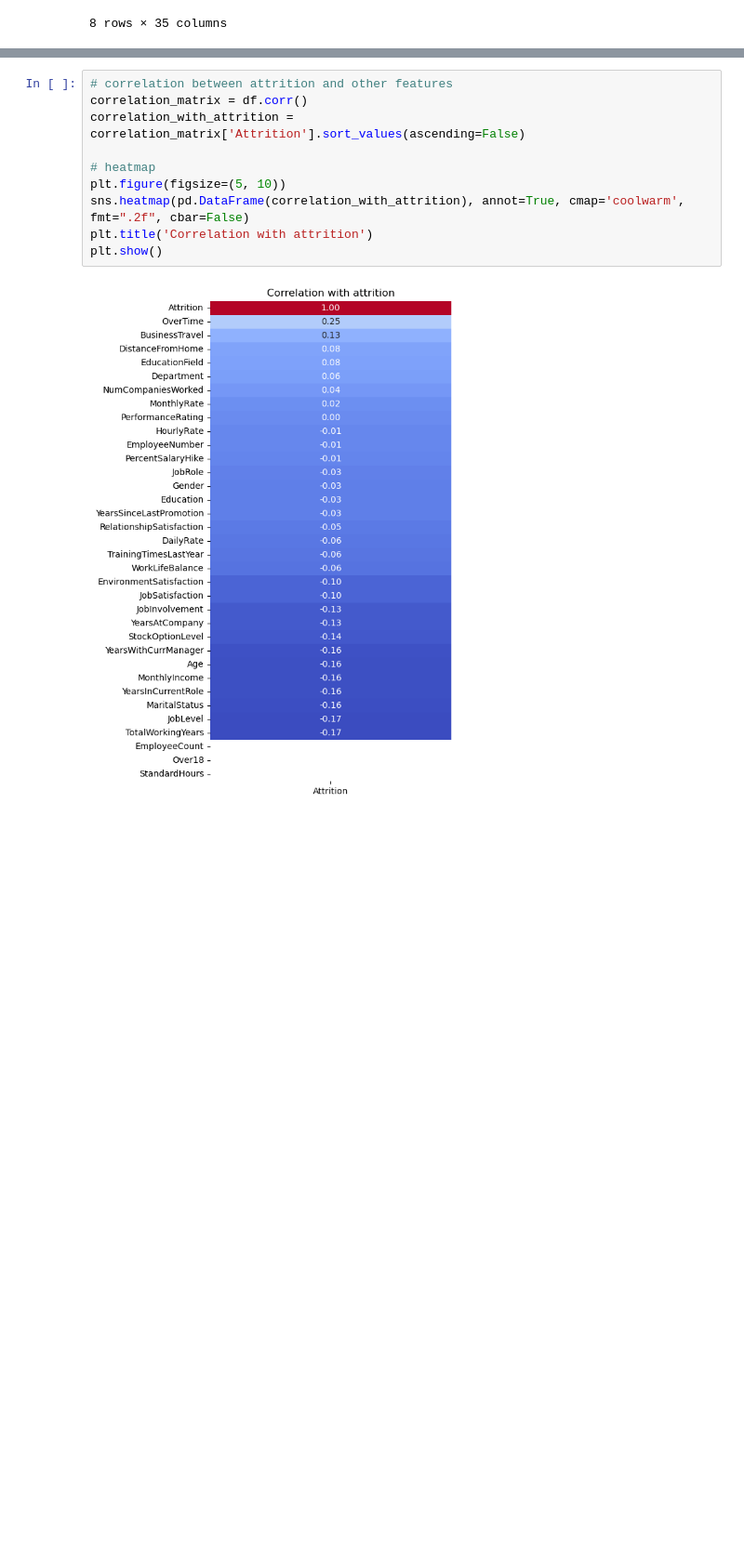
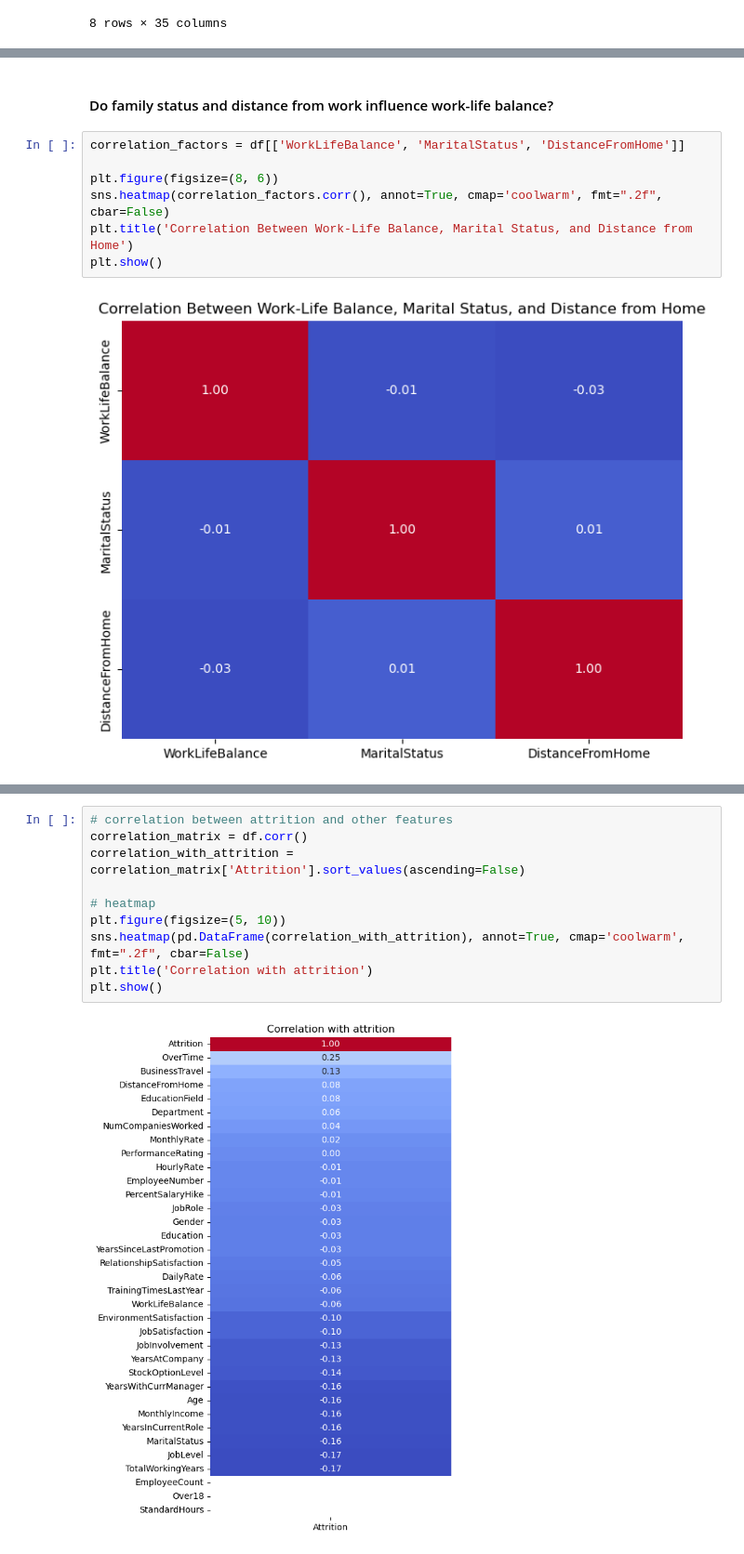
Before and after one commit to cph-mh1088/MP4, a Jupyter notebook: MP4.ipynb, the cells around one changed output, grey strips where cells are left out. Shown at 93% size. Saved outputs shown, nothing was run; the diff lists cells and outputs as text; blank space fills up the shorter version.

```diff
--- a/MP4.ipynb
+++ b/MP4.ipynb
@@ -149,0 +224,11 @@ df.describe()
+# %% [markdown]
+ #### Do family status and distance from work influence work-life balance?
+# %%
+correlation_factors = df[['WorkLifeBalance', 'MaritalStatus', 'DistanceFromHome']]
+
+plt.figure(figsize=(8, 6))
+sns.heatmap(correlation_factors.corr(), annot=True, cmap='coolwarm', fmt=".2f", cbar=False)
+plt.title('Correlation Between Work-Life Balance, Marital Status, and Distance from Home')
+plt.show()
+# %% [output]
+[figure, added]
```
Also changed, not shown: parts of 7 cells of this notebook, 2 other files.
